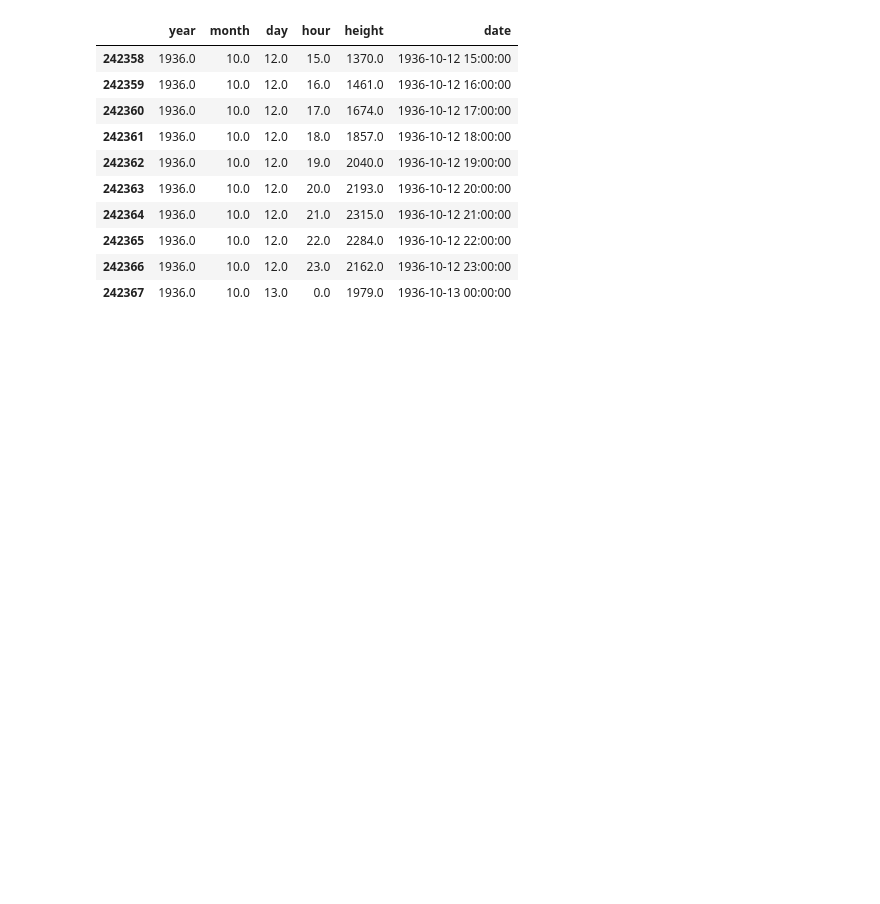
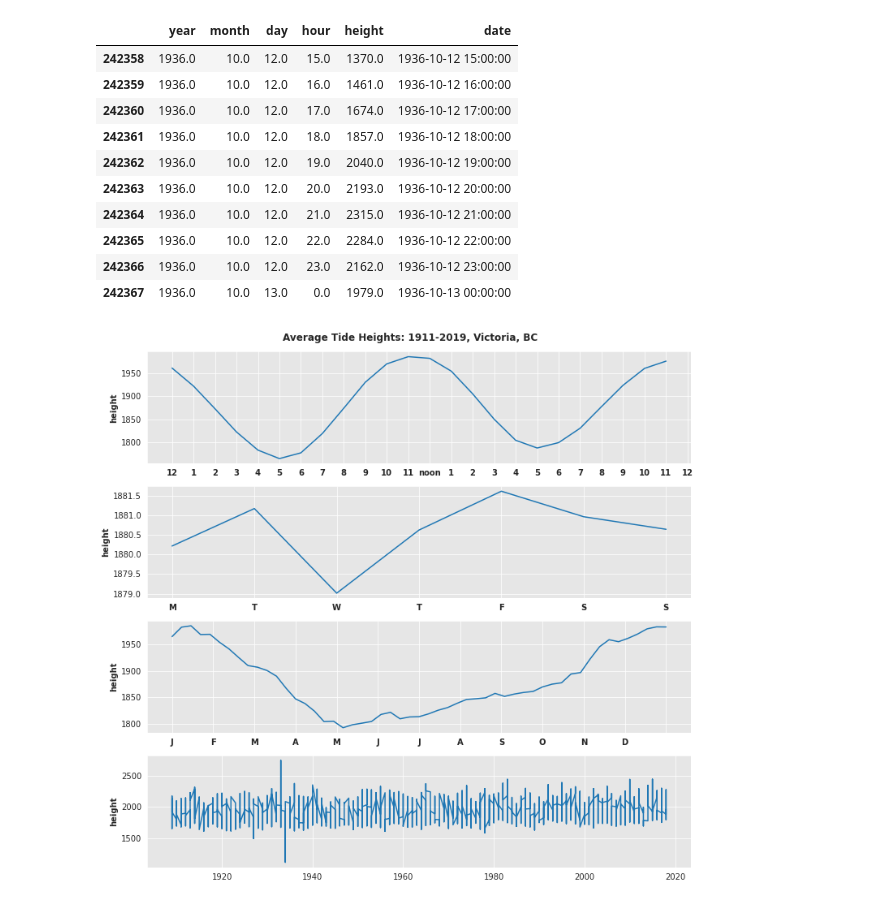
Before and after one commit to bimewok/predicting_tides, a Jupyter notebook: predicting_tides.ipynb, the cells around one changed output. Cells and saved outputs as stored; diff of their text form; code cells hidden in the pictures; blank space fills up the shorter version.

```diff
--- a/predicting_tides.ipynb
+++ b/predicting_tides.ipynb
@@ -29,15 +28,11 @@ Ready to Go!
 # %%
-file = requests.get('https://raw.githubusercontent.com/bimewok/predicting_tides/main/data/tides.csv').content
+def clean_data(data=tides):
+  data['date'] = pd.to_datetime(data[['year', 'month', 'day', 'hour']])
+  data = data.replace({-32767: np.nan})
+  data = data.interpolate(method='linear')
+  return data
 
-data = pd.read_csv(io.StringIO(file.decode('utf-8')))
-
-
-
-data['date'] = pd.to_datetime(data[['year', 'month', 'day', 'hour']])
-
-data = data.replace({-32767: np.nan})
-
-data = data.interpolate(method='linear')
+data = clean_data()
 
 display(data[242358:242368])
 # %% [output]
@@ -56,0 +50,80 @@ data = data.drop(['year', 'month', 'day', 'hour', 'date'], axis=1)
+# %%
+def vis_global_avgs(data=data):
+    day_of_week_means = pd.DataFrame(data.groupby([data['date'].dt.dayofweek]).mean())
+    time_of_day_means = pd.DataFrame(data.groupby([data['date'].dt.hour, data['date'].dt.minute]).mean())
+    yearly_change_means = pd.DataFrame(data.groupby([data['date'].dt.year, data['date'].dt.isocalendar().week]).mean())
+    annual_means = pd.DataFrame(data.groupby([data['date'].dt.isocalendar().week]).mean())
+
+    day_of_week_means['series'] = np.arange(len(day_of_week_means))
+
+    time_of_day_means['series'] = np.arange(len(time_of_day_means))
+
+    yearly_change_means['series'] = np.arange(len(yearly_change_means))
+    annual_means['series'] = np.arange(float(len(annual_means)))
+
+
+    fig, (ax1, ax2, ax3, ax4) = plt.subplots(4, 1)
+
+    fig.set_size_inches(12, 10.7)
+    #fig.subplots_adjust(hspace=0.25)
+    fig.suptitle('Average Tide Heights: 1911-2019, Victoria, BC', fontweight='bold')
+    fig.subplots_adjust(top=0.95)
+
+
+    ax1.plot(time_of_day_means['series'], time_of_day_means['height'])
+    ax1.set_xticks([*range(0, 25, 1)])
+    ax1.set_xticklabels(['12', '1', '2', '3', '4', '5', '6', '7', '8', '9', '10', '11', 'noon',
+                         '1', '2', '3', '4', '5', '6', '7', '8', '9', '10', '11', '12'], fontweight='bold')
+
+    ax1.grid(True)
+    ax1.set_ylabel('height', fontweight='bold')
+
+    ax2.plot(day_of_week_means['series'], day_of_week_means['height'])
+
+
+    ax2.set_xticks([*range(0, 7)])
+    ax2.set_xticklabels(['M', 'T', 'W', 'T', 'F', 'S', 'S'], fontweight='bold')
+    ax2.grid(True)
+    ax2.set_ylabel('height', fontweight='bold')
+
+    ax3.plot(annual_means['series'], annual_means['height'])
+    ax3.set_xticks(np.linspace(0., max(annual_means['series']), num=13))
+    ax3.set_xticklabels(['J', 'F', 'M', 'A', 'M', 'J', 'J', 'A', 'S', 'O', 'N', 'D', ''], fontweight='bold')
+
+    ax3.grid(True)
+    ax3.set_ylabel('height', fontweight='bold')
+
+    ax4.plot(yearly_change_means['year'], yearly_change_means['height'])
+    ax4.grid(True)
+    ax4.set_ylabel('height', fontweight='bold')
+
+
+def vis_random_sequences(data=data):
+    r = [2928, 373849, 48167]
+    fig, (ax1, ax2, ax3) = plt.subplots(3, 1)
+    fig.set_size_inches(12, 10.7)
+    ax1.plot(range(0,24), data['height'][r[0]:r[0]+24])
+    ax1.set_title('Random Day', fontweight='bold')
+    ax1.set_ylabel('height', fontweight='bold')
+
+    ax2.plot(range(0,168), data['height'][r[1]:r[1]+168])
+    ax2.set_title('Random Week', fontweight='bold')
+    ax2.set_ylabel('height', fontweight='bold')
+    ax2.set_xticks(np.linspace(0, 168, num=7))
+    ax2.set_xticklabels([1, 2, 3, 4, 5, 6, 7])
+
+    ax3.plot(range(0,744), data['height'][r[2]:r[2]+744])
+    ax3.set_title('Random Month', fontweight='bold')
+    ax3.set_ylabel('height', fontweight='bold')
+    ax3.set_xticks(np.linspace(0, 744, num=31))
+    ax3.set_xticklabels([*range(1, 32, 1)])
+
+    fig.subplots_adjust(hspace=0.25)
+    plt.show()
+
+vis_global_avgs()
+vis_random_sequences()
+
+data = data.drop(['year', 'month', 'day', 'hour', 'date'], axis=1)
+# %% [output]
+[figure, added]
```
Also changed, not shown: parts of 14 cells of this notebook.
